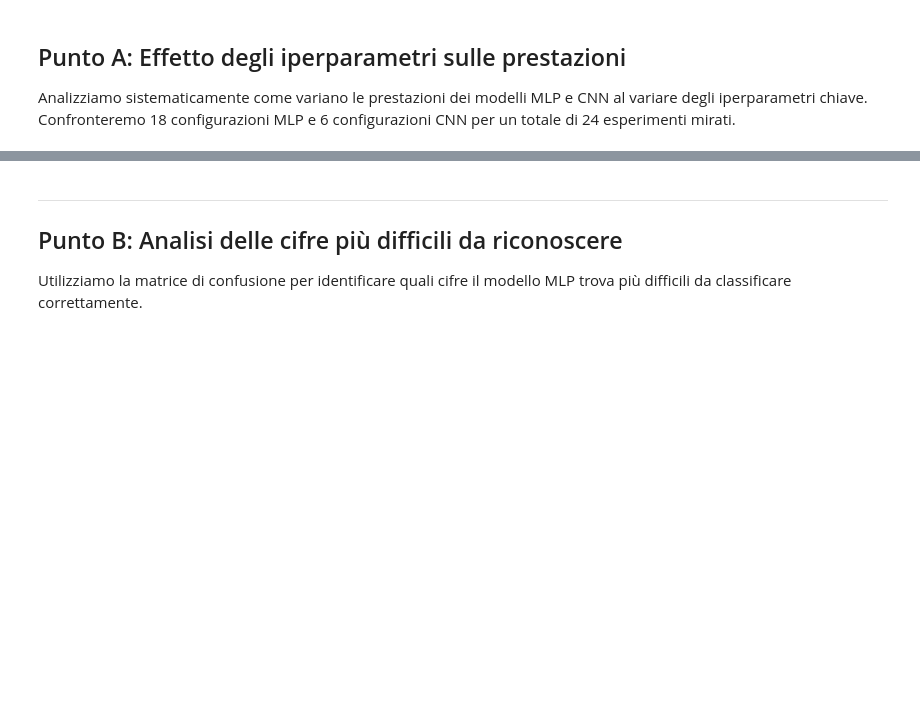
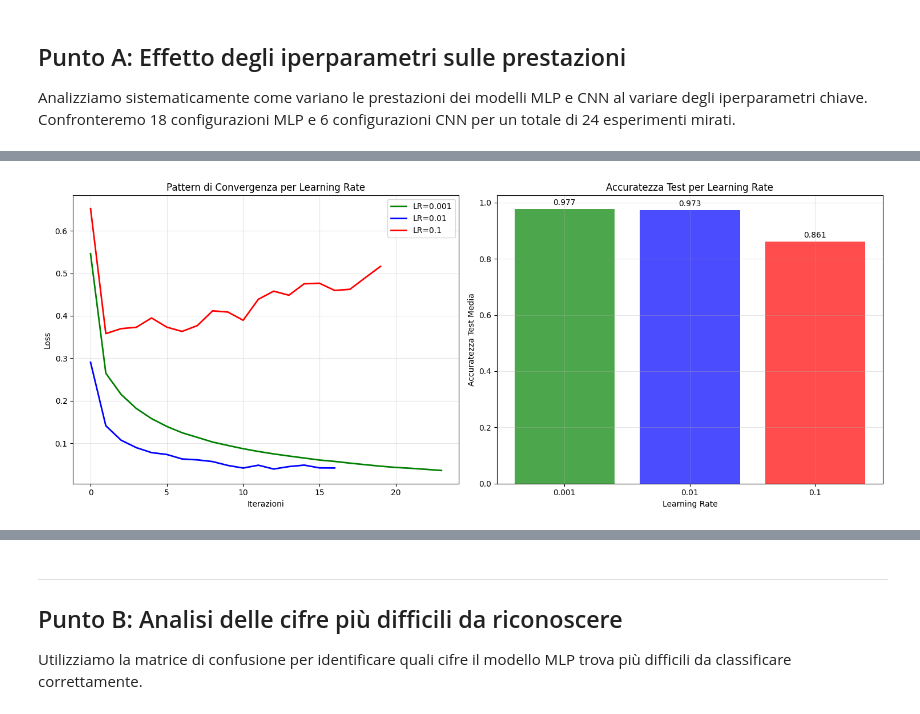
Before and after one commit to GiulioBotta/MiniProgettoAI, a Jupyter notebook: progetto.ipynb, the cells around one changed output, grey strips where cells are left out. Cells and saved outputs as stored; diff of their text form; code cells hidden in the pictures; blank space fills up the shorter version.

```diff
--- a/progetto.ipynb
+++ b/progetto.ipynb
@@ -98,11 +115,9 @@ Confronteremo 18 configurazioni MLP e 6 configurazioni CNN per un totale di 24 e
 # %%
-def print_experiment_header(exp_num, total, model_type, config):
-    """Stampa header consistente per ogni esperimento"""
-    print(f"\n[{exp_num:2d}/{total}] {model_type}: {config}")
+def stampa_header_esperimento(num_esp, totale, tipo_modello, config):
+    print(f"\n[{num_esp:2d}/{totale}] {tipo_modello}: {config}")
     print("-" * 50)
 
-def print_experiment_results(results):
-    """Stampa risultati in formato consistente"""
-    print(f"Train Acc: {results['train_accuracy']:.4f} | Test Acc: {results['test_accuracy']:.4f}")
-    print(f"Time: {results['training_time']:6.1f}s | Iterations: {results['iterations']:3d}")
-    print(f"Overfitting: {results['overfitting']:+.4f}")
+def stampa_risultati_esperimento(risultati):
+    print(f"Accuracy Training: {risultati['train_accuracy']:.4f} | Accuracy Test: {risultati['test_accuracy']:.4f}")
+    print(f"Tempo: {risultati['training_time']:6.1f}s | Iterazioni: {risultati['iterations']:3d}")
+    print(f"Overfitting: {risultati['overfitting']:+.4f}")
@@ -332,60 +335,60 @@ Analisi dell'impatto del learning rate sulla convergenza e stabilità del traini
 # %%
-# Preparazione dati per learning rate analysis
-lr_001_data = [r for r in mlp_results if r['learning_rate'] == 0.001]
-lr_01_data = [r for r in mlp_results if r['learning_rate'] == 0.01]
-lr_1_data = [r for r in mlp_results if r['learning_rate'] == 0.1]
+# Preparazione dati per analisi learning rate
+dati_lr_001 = [r for r in risultati_mlp if r['learning_rate'] == 0.001]
+dati_lr_01 = [r for r in risultati_mlp if r['learning_rate'] == 0.01]
+dati_lr_1 = [r for r in risultati_mlp if r['learning_rate'] == 0.1]
 
 # Calcolo medie per ogni learning rate
-lr_001_acc = np.mean([r['test_accuracy'] for r in lr_001_data])
-lr_01_acc = np.mean([r['test_accuracy'] for r in lr_01_data])
-lr_1_acc = np.mean([r['test_accuracy'] for r in lr_1_data])
+acc_lr_001 = np.mean([r['test_accuracy'] for r in dati_lr_001])
+acc_lr_01 = np.mean([r['test_accuracy'] for r in dati_lr_01])
+acc_lr_1 = np.mean([r['test_accuracy'] for r in dati_lr_1])
 
-lr_001_time = np.mean([r['training_time'] for r in lr_001_data])
-lr_01_time = np.mean([r['training_time'] for r in lr_01_data])
-lr_1_time = np.mean([r['training_time'] for r in lr_1_data])
+tempo_lr_001 = np.mean([r['training_time'] for r in dati_lr_001])
+tempo_lr_01 = np.mean([r['training_time'] for r in dati_lr_01])
+tempo_lr_1 = np.mean([r['training_time'] for r in dati_lr_1])
 
-# Visualizzazione loss curves rappresentative
+# Visualizzazione curve di loss rappresentative
 fig, (ax1, ax2) = plt.subplots(1, 2, figsize=(15, 6))
 
-# Subplot 1: Loss curves
-for i, (lr_data, color, label) in enumerate([(lr_001_data, 'green', 'LR=0.001'),
-                                           (lr_01_data, 'blue', 'LR=0.01'),
-                                           (lr_1_data, 'red', 'LR=0.1')]):
-    if lr_data and lr_data[0]['loss_curve']:
-        loss_curve = lr_data[0]['loss_curve']  # Prendo primo esempio rappresentativo
-        ax1.plot(range(len(loss_curve)), loss_curve, color=color, linewidth=2, label=label)
+# Subplot 1: Curve di loss
+for i, (dati_lr, colore, etichetta) in enumerate([(dati_lr_001, 'green', 'LR=0.001'),
+                                           (dati_lr_01, 'blue', 'LR=0.01'),
+                                           (dati_lr_1, 'red', 'LR=0.1')]):
+    if dati_lr and dati_lr[0]['loss_curve']:
+        curva_loss = dati_lr[0]['loss_curve']  # Primo esempio rappresentativo
+        ax1.plot(range(len(curva_loss)), curva_loss, color=colore, linewidth=2, label=etichetta)
 
-ax1.set_xlabel('Iterations')
+ax1.set_xlabel('Iterazioni')
 ax1.set_ylabel('Loss')
-ax1.set_title('Convergence Pattern by Learning Rate')
+ax1.set_title('Pattern di Convergenza per Learning Rate')
 ax1.legend()
 ax1.grid(True, alpha=0.3)
 
-# Subplot 2: Accuracy vs Learning Rate
+# Subplot 2: Accuratezza vs Learning Rate
 learning_rates_plot = [0.001, 0.01, 0.1]
-accuracies = [lr_001_acc, lr_01_acc, lr_1_acc]
-colors = ['green', 'blue', 'red']
+accuratezze = [acc_lr_001, acc_lr_01, acc_lr_1]
+colori = ['green', 'blue', 'red']
 
-bars = ax2.bar(range(len(learning_rates_plot)), accuracies, color=colors, alpha=0.7)
+bars = ax2.bar(range(len(learning_rates_plot)), accuratezze, color=colori, alpha=0.7)
 ax2.set_xlabel('Learning Rate')
-ax2.set_ylabel('Average Test Accuracy')
-ax2.set_title('Test Accuracy by Learning Rate')
+ax2.set_ylabel('Accuratezza Test Media')
+ax2.set_title('Accuratezza Test per Learning Rate')
 ax2.set_xticks(range(len(learning_rates_plot)))
 ax2.set_xticklabels(['0.001', '0.01', '0.1'])
 ax2.grid(True, alpha=0.3)
 
 # Annotazioni valori
-for bar, acc in zip(bars, accuracies):
+for bar, acc in zip(bars, accuratezze):
     height = bar.get_height()
     ax2.annotate(f'{acc:.3f}', xy=(bar.get_x() + bar.get_width()/2, height),
                 xytext=(0, 3), textcoords="offset points", ha='center', va='bottom')
 
 plt.tight_layout()
 plt.show()
 
-print("LEARNING RATE ANALYSIS:")
-print(f"LR=0.001: Accuracy={lr_001_acc:.4f}, Time={lr_001_time:.1f}s")
-print(f"LR=0.01:  Accuracy={lr_01_acc:.4f}, Time={lr_01_time:.1f}s")
-print(f"LR=0.1:   Accuracy={lr_1_acc:.4f}, Time={lr_1_time:.1f}s")
-print("[risultati da implementare]")
+print("DATI ANALISI LEARNING RATE:")
+print(f"LR=0.001: Accuratezza={acc_lr_001:.4f}, Tempo={tempo_lr_001:.1f}s")
+print(f"LR=0.01:  Accuratezza={acc_lr_01:.4f}, Tempo={tempo_lr_01:.1f}s")
+print(f"LR=0.1:   Accuratezza={acc_lr_1:.4f}, Tempo={tempo_lr_1:.1f}s")
 # %% [output]
+[figure, added]
```
Also changed, not shown: parts of 77 cells of this notebook, 1 other file.
